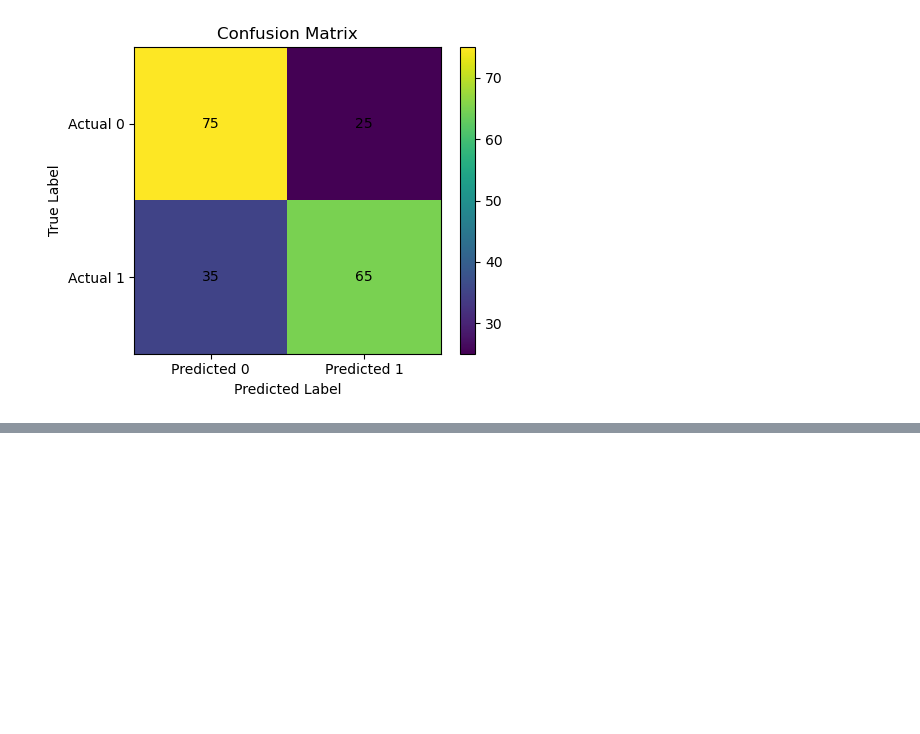
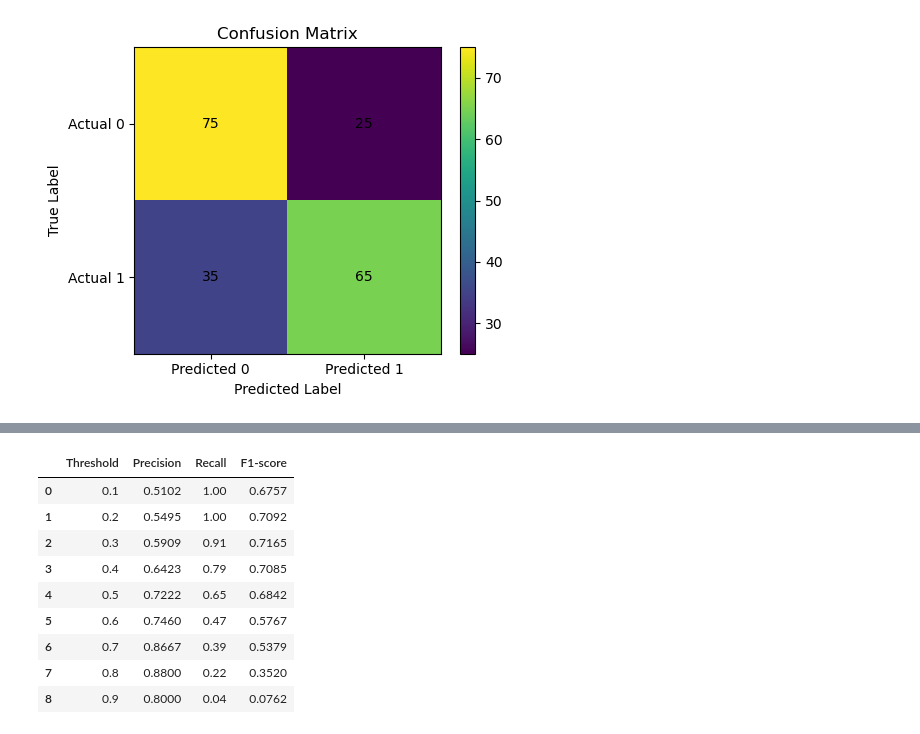
Before and after one commit to AHMAD-ALI5/machine-learning-from-scratch, a Jupyter notebook: machine-learning-from-scratch/Evaluation/metrics.ipynb, the cells around one changed output, grey strips where cells are left out. Cells and saved outputs as stored; diff of their text form; code cells hidden in the pictures; blank space fills up the shorter version.

```diff
--- a/machine-learning-from-scratch/Evaluation/metrics.ipynb
+++ b/machine-learning-from-scratch/Evaluation/metrics.ipynb
@@ -105,3 +105,28 @@ plt.tight_layout()
 plt.show()
 # %% [output]
 [figure]
+# %%
+def classification_metrics_scratch(y_true, y_pred):
+    tn, fp, fn, tp = confusion_matrix_scratch(y_true, y_pred).ravel()
+
+    safe_divide = lambda a, b: a / b if b != 0 else 0.0
+
+    accuracy = safe_divide(tp + tn, tp + tn + fp + fn)
+    precision = safe_divide(tp, tp + fp)
+    recall = safe_divide(tp, tp + fn)
+    specificity = safe_divide(tn, tn + fp)
+    f1 = safe_divide(2 * precision * recall, precision + recall)
+    false_positive_rate = safe_divide(fp, fp + tn)
+
+    return {
+        "Accuracy": accuracy,
+        "Precision": precision,
+        "Recall / Sensitivity": recall,
+        "Specificity": specificity,
+        "F1-score": f1,
+        "False Positive Rate": false_positive_rate
+    }
+
+scratch_metrics = classification_metrics_scratch(y_test, y_pred)
+
+pd.Series(scratch_metrics).to_frame("Score").round(4)
@@ -107,0 +194,28 @@ plt.show()
+# %%
+thresholds_to_test = np.arange(0.1, 1.0, 0.1)
+threshold_results = []
+
+for threshold in thresholds_to_test:
+    threshold_pred = (y_prob >= threshold).astype(int)
+    metrics = classification_metrics_scratch(y_test, threshold_pred)
+
+    threshold_results.append({
+        "Threshold": threshold,
+        "Precision": metrics["Precision"],
+        "Recall": metrics["Recall / Sensitivity"],
+        "F1-score": metrics["F1-score"]
+    })
+
+threshold_df = pd.DataFrame(threshold_results)
+threshold_df.round(4)
+# %% [output]
+|  | Threshold | Precision | Recall | F1-score |
+| 0 | 0.1 | 0.5102 | 1.00 | 0.6757 |
+| 1 | 0.2 | 0.5495 | 1.00 | 0.7092 |
+| 2 | 0.3 | 0.5909 | 0.91 | 0.7165 |
+| 3 | 0.4 | 0.6423 | 0.79 | 0.7085 |
+| 4 | 0.5 | 0.7222 | 0.65 | 0.6842 |
+| 5 | 0.6 | 0.7460 | 0.47 | 0.5767 |
+| 6 | 0.7 | 0.8667 | 0.39 | 0.5379 |
+| 7 | 0.8 | 0.8800 | 0.22 | 0.3520 |
+| 8 | 0.9 | 0.8000 | 0.04 | 0.0762 |
```
Also changed, not shown: parts of 3 cells of this notebook.
